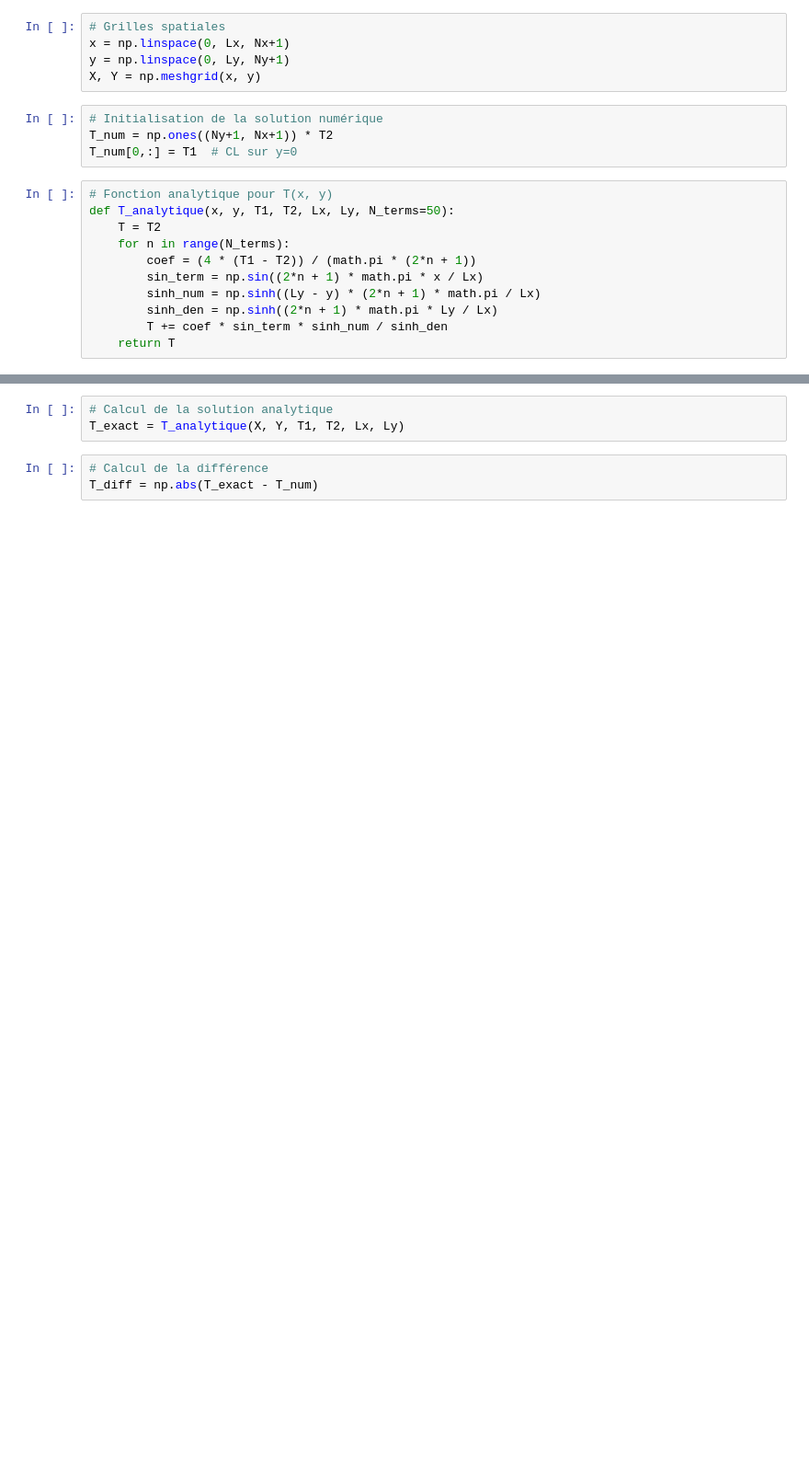
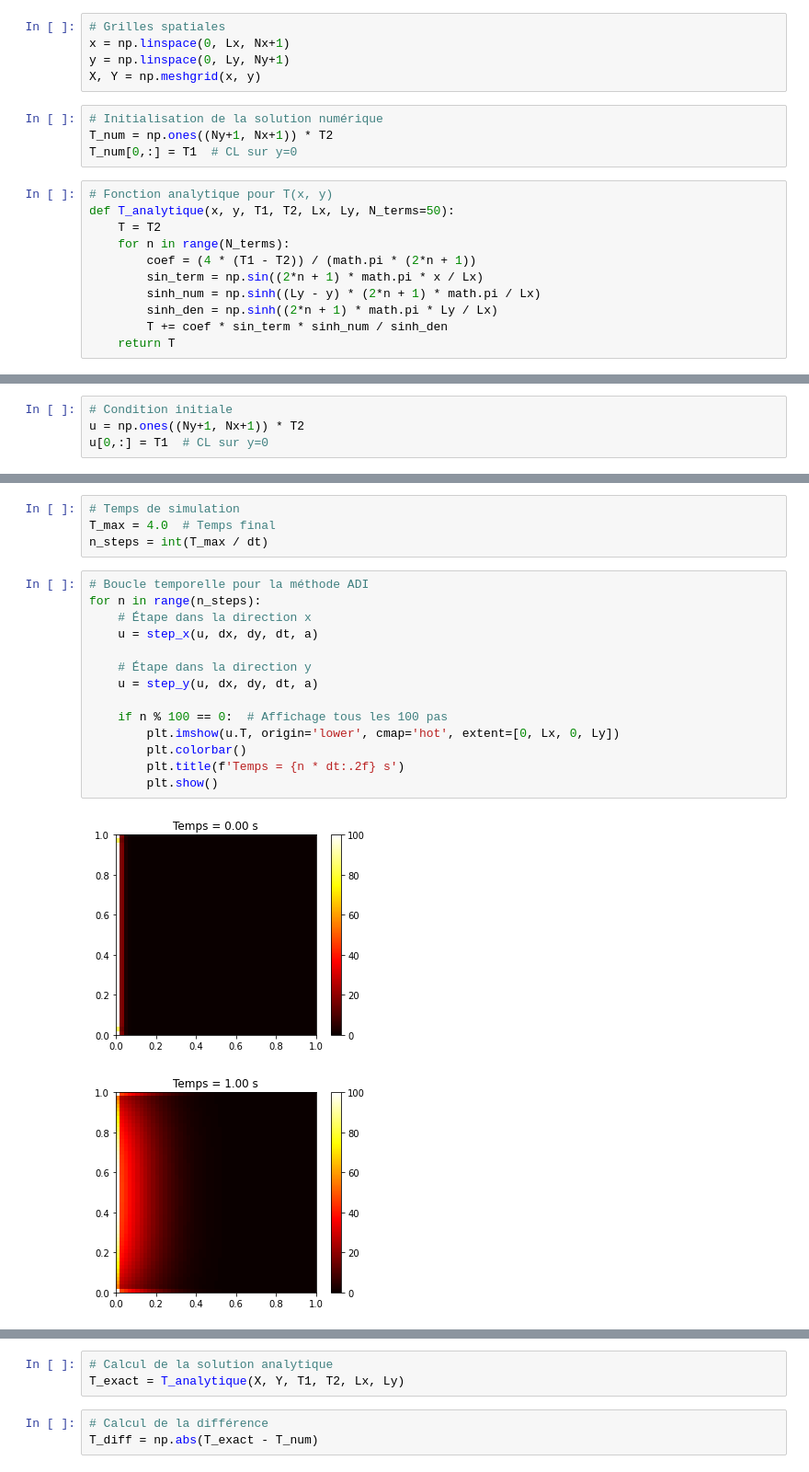
Before and after one commit to MaxelieG/Projet-Science-Num-rique, a Jupyter notebook: Work.ipynb, the cells around one changed output, grey strips where cells are left out. Shown at 92% size. Cells and saved outputs as stored; diff of their text form; blank space fills up the shorter version.

```diff
--- a/Work.ipynb
+++ b/Work.ipynb
@@ -50,0 +55,4 @@ for t in range(nt):
+# %%
+# Condition initiale
+u = np.ones((Ny+1, Nx+1)) * T2
+u[0,:] = T1  # CL sur y=0
@@ -50,0 +97,21 @@ for t in range(nt):
+# %%
+# Temps de simulation
+T_max = 4.0  # Temps final
+n_steps = int(T_max / dt)
+# %%
+# Boucle temporelle pour la méthode ADI
+for n in range(n_steps):
+    # Étape dans la direction x
+    u = step_x(u, dx, dy, dt, a)
+
+    # Étape dans la direction y
+    u = step_y(u, dx, dy, dt, a)
+
+    if n % 100 == 0:  # Affichage tous les 100 pas
+        plt.imshow(u.T, origin='lower', cmap='hot', extent=[0, Lx, 0, Ly])
+        plt.colorbar()
+        plt.title(f'Temps = {n * dt:.2f} s')
+        plt.show()
+# %% [output]
+[figure, added]
+[figure, added]
```
Also changed, not shown: parts of 5 cells of this notebook.
